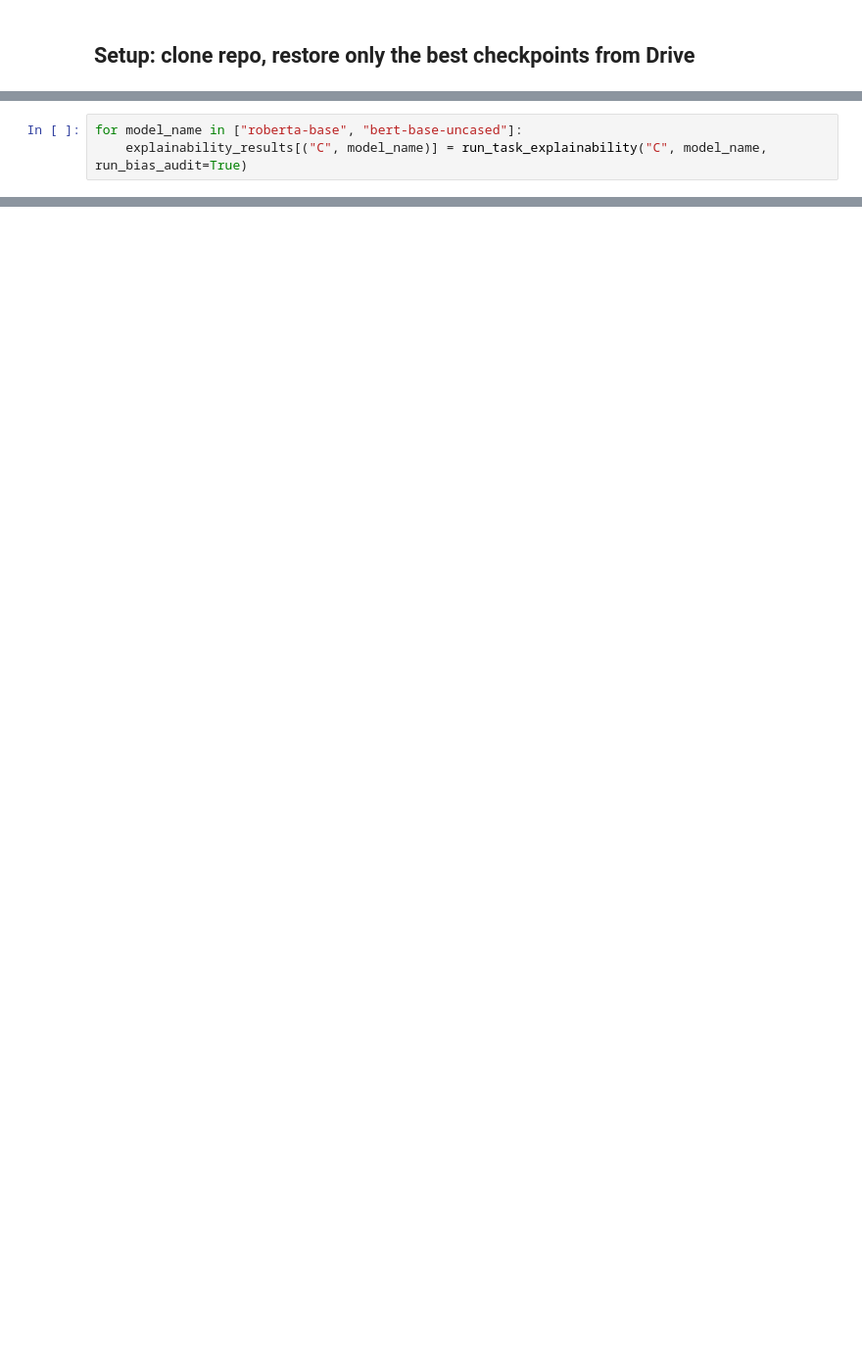
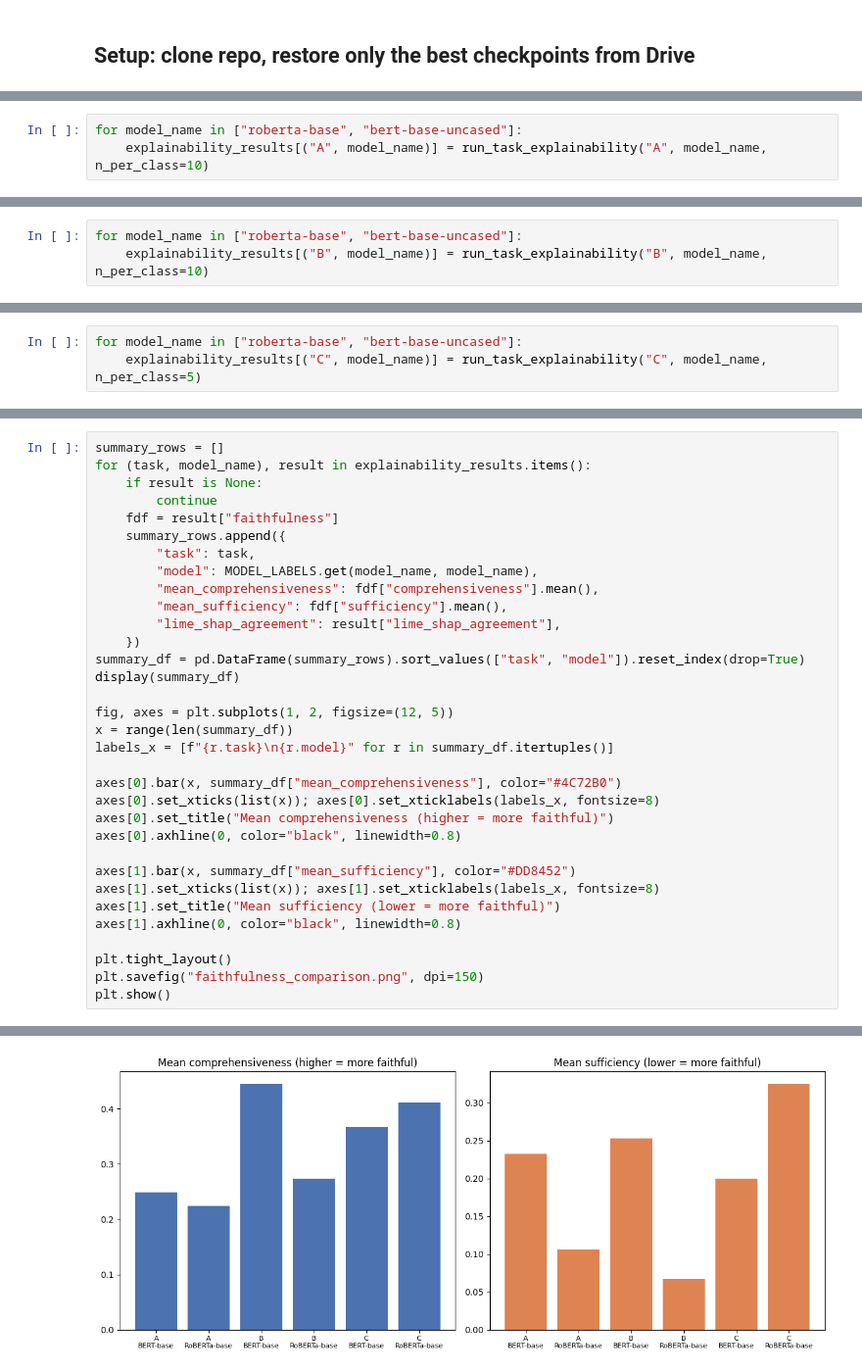
Before and after one commit to Mahekd/interpretable-nlp-sexism-detection, a Jupyter notebook: notebooks/03_explainability.ipynb, the cells around one changed output, grey strips where cells are left out. Shown at 98% size. Saved outputs shown, nothing was run; the diff lists cells and outputs as text; blank space fills up the shorter version.

Commit message:
explainability + results summary

```diff
--- a/notebooks/03_explainability.ipynb
+++ b/notebooks/03_explainability.ipynb
@@ -153,3 +4,0 @@ sexist content.
-# %%
-for model_name in ["roberta-base", "bert-base-uncased"]:
-    explainability_results[("C", model_name)] = run_task_explainability("C", model_name, run_bias_audit=True)
@@ -176,0 +252,3 @@ pd.DataFrame(summary_rows).sort_values(["task", "model"])
+# %%
+for model_name in ["roberta-base", "bert-base-uncased"]:
+    explainability_results[("A", model_name)] = run_task_explainability("A", model_name, n_per_class=10)
@@ -176,0 +374,3 @@ pd.DataFrame(summary_rows).sort_values(["task", "model"])
+# %%
+for model_name in ["roberta-base", "bert-base-uncased"]:
+    explainability_results[("B", model_name)] = run_task_explainability("B", model_name, n_per_class=10)
@@ -176,0 +497,3 @@ pd.DataFrame(summary_rows).sort_values(["task", "model"])
+# %%
+for model_name in ["roberta-base", "bert-base-uncased"]:
+    explainability_results[("C", model_name)] = run_task_explainability("C", model_name, n_per_class=5)
@@ -176,0 +620,34 @@ pd.DataFrame(summary_rows).sort_values(["task", "model"])
+# %%
+summary_rows = []
+for (task, model_name), result in explainability_results.items():
+    if result is None:
+        continue
+    fdf = result["faithfulness"]
+    summary_rows.append({
+        "task": task,
+        "model": MODEL_LABELS.get(model_name, model_name),
+        "mean_comprehensiveness": fdf["comprehensiveness"].mean(),
+        "mean_sufficiency": fdf["sufficiency"].mean(),
+        "lime_shap_agreement": result["lime_shap_agreement"],
+    })
+summary_df = pd.DataFrame(summary_rows).sort_values(["task", "model"]).reset_index(drop=True)
+display(summary_df)
+
+fig, axes = plt.subplots(1, 2, figsize=(12, 5))
+x = range(len(summary_df))
+labels_x = [f"{r.task}\n{r.model}" for r in summary_df.itertuples()]
+
+axes[0].bar(x, summary_df["mean_comprehensiveness"], color="#4C72B0")
+axes[0].set_xticks(list(x)); axes[0].set_xticklabels(labels_x, fontsize=8)
+axes[0].set_title("Mean comprehensiveness (higher = more faithful)")
+axes[0].axhline(0, color="black", linewidth=0.8)
+
+axes[1].bar(x, summary_df["mean_sufficiency"], color="#DD8452")
+axes[1].set_xticks(list(x)); axes[1].set_xticklabels(labels_x, fontsize=8)
+axes[1].set_title("Mean sufficiency (lower = more faithful)")
+axes[1].axhline(0, color="black", linewidth=0.8)
+
+plt.tight_layout()
+plt.savefig("faithfulness_comparison.png", dpi=150)
+plt.show()
+# %% [output]
@@ -176,0 +661 @@ pd.DataFrame(summary_rows).sort_values(["task", "model"])
+[figure, added]
```
Also changed, not shown: parts of 39 cells of this notebook, 2 other files.
